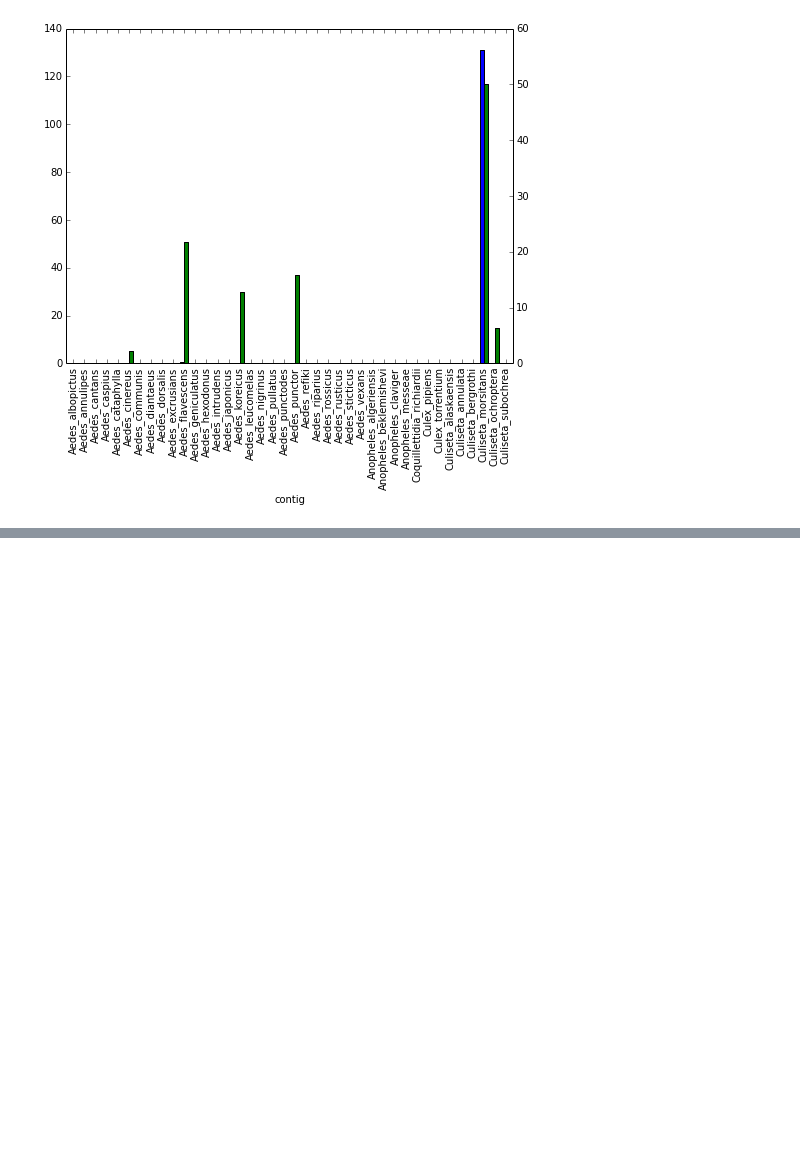
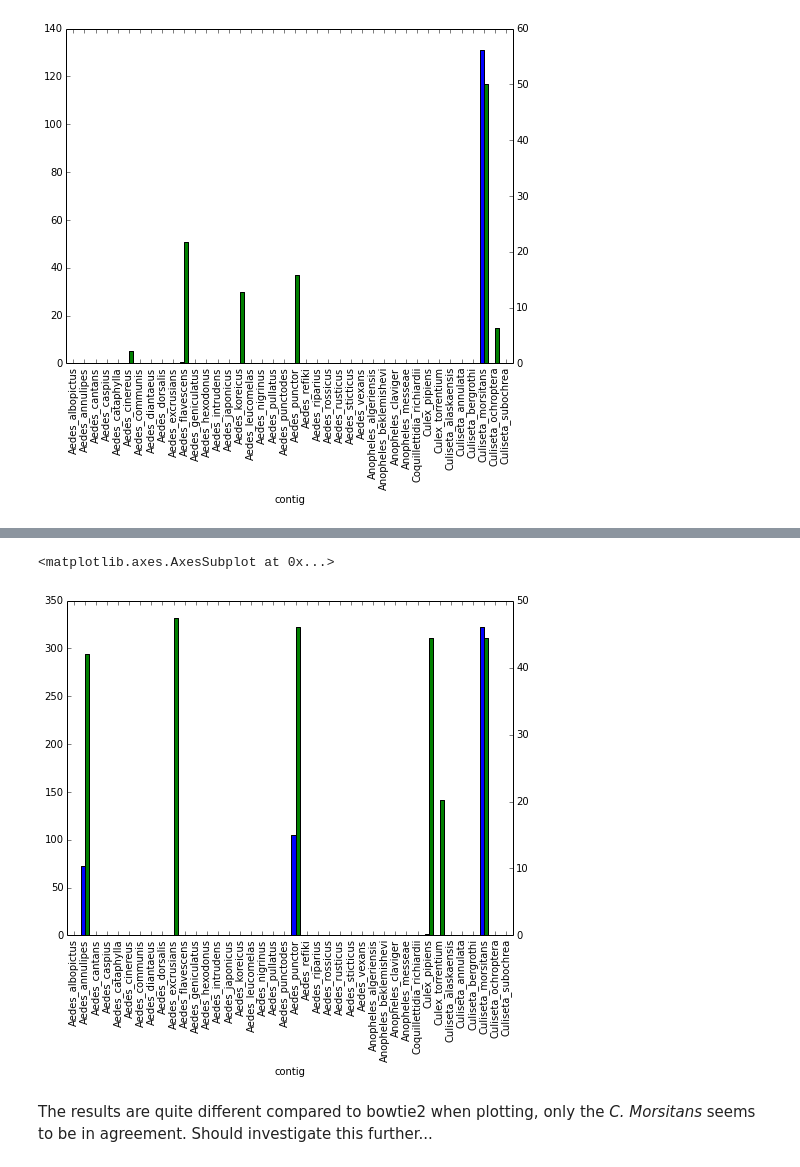
Before and after one commit to inodb/notebooks, a Jupyter notebook: mosquito/mosquitos-unamb-pair.ipynb, the cells around one changed output, grey strips where cells are left out. Cells and saved outputs as stored; diff of their text form; code cells hidden in the pictures; blank space fills up the shorter version.

```diff
--- a/mosquito/mosquitos-unamb-pair.ipynb
+++ b/mosquito/mosquitos-unamb-pair.ipynb
@@ -88,0 +112,10 @@ It depends on the sample whether this approach can be called successfull or not.
+# %%
+cov_unamb_bwa_1mis = pd.read_csv("../../bwa/unambiguous-aligning-pairs/ref_unamb_1mismatch_pair.coverage.percontig", sep='\t').sort('contig').set_index('contig')
+%matplotlib inline
+mpl.rcParams['figure.figsize'] = 8, 6
+cov_unamb_bwa_1mis.ix[:,['cov_mean_sample_0','percentage_covered_sample_0']].plot(kind='bar', legend=False, secondary_y=['percentage_covered_sample_0'],)
+# %% [output]
+<matplotlib.axes.AxesSubplot at 0x...>
+[figure, added]
+# %% [markdown]
+The results are quite different compared to bowtie2 when plotting, only the *C. Morsitans* seems to be in agreement. Should investigate this further...
```
Also changed, not shown: parts of 3 cells of this notebook.
